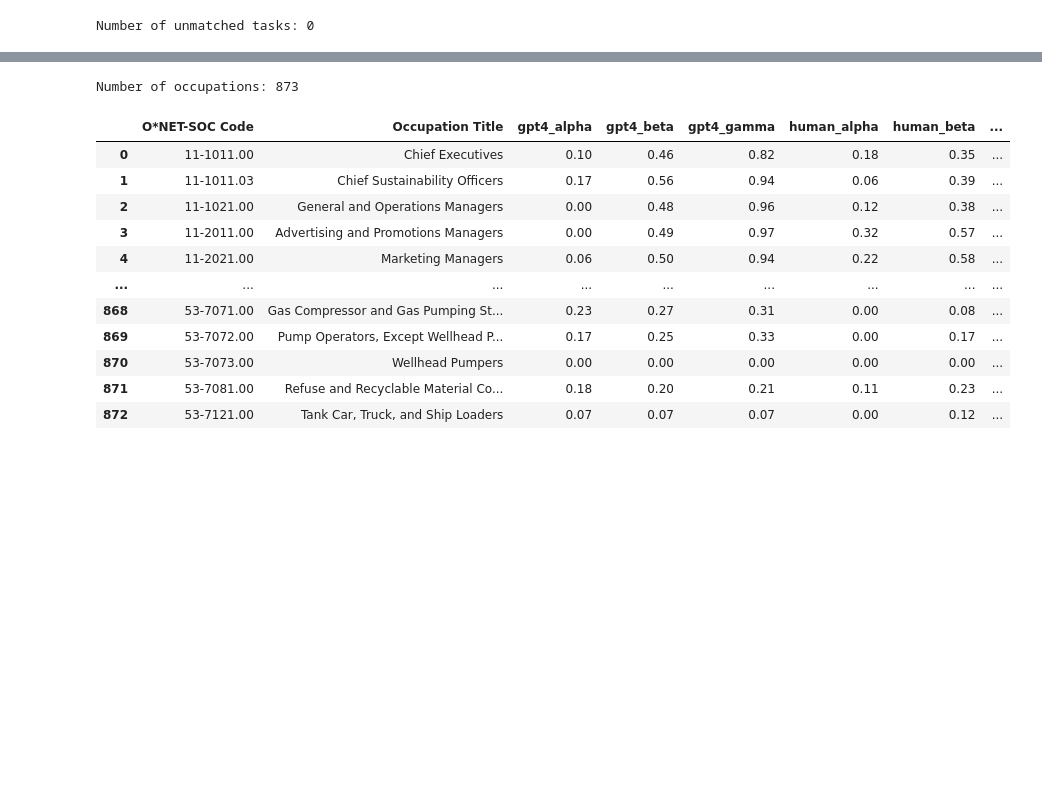
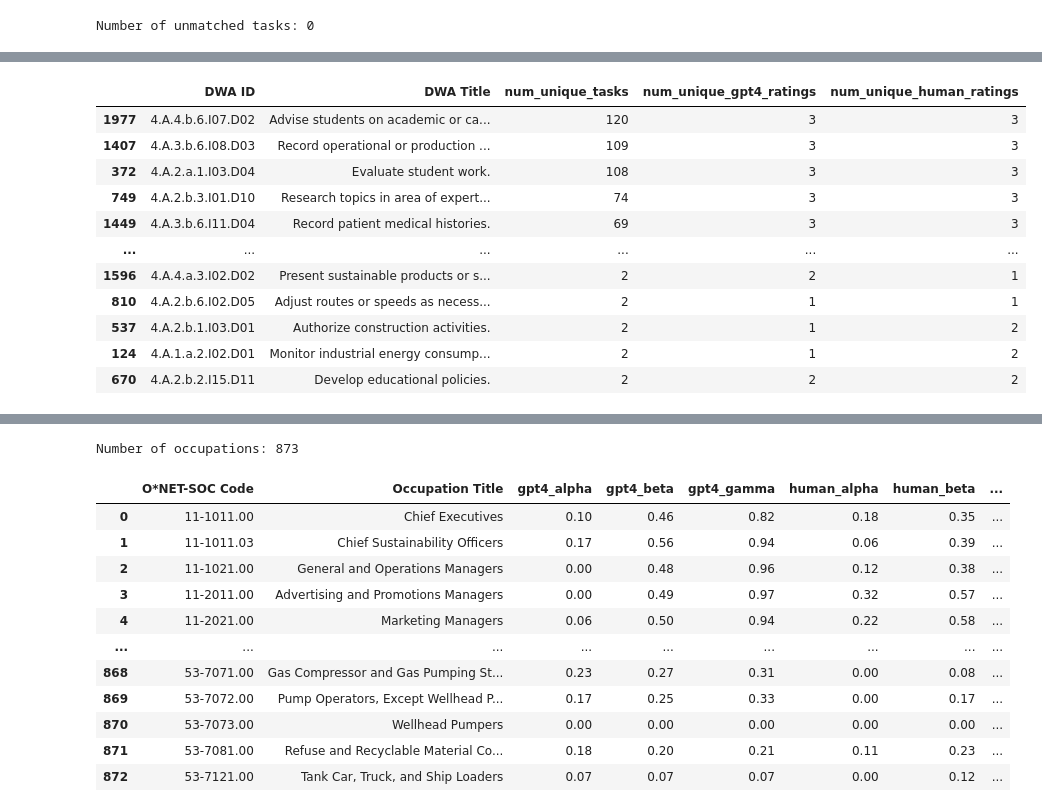
Before and after one commit to johnjosephhorton/rubin, a Jupyter notebook: agentic_ai/onet_gpt_exposure.ipynb, the cells around one changed output, grey strips where cells are left out. Cells and saved outputs as stored; diff of their text form; code cells hidden in the pictures; blank space fills up the shorter version.

```diff
--- a/agentic_ai/onet_gpt_exposure.ipynb
+++ b/agentic_ai/onet_gpt_exposure.ipynb
@@ -110,3 +110,75 @@ unmatched_tasks = ONET[ONET['gpt4_exposure'].isna()]
 print(f"Number of unmatched tasks: {len(unmatched_tasks):,}")
 # %% [output]
 Number of unmatched tasks: 0
+# %%
+# Load the original ONET dataset to get DWA information back
+ONET_with_DWAs = pd.read_csv(f'{input_data_path}/computed_objects/ONET_cleaned_tasks.csv')
+
+# Remove apostrophes for consistency
+ONET_with_DWAs = ONET_with_DWAs.applymap(lambda x: x.replace("'", "") if isinstance(x, str) else x)
+
+# Merge with the full labelset to get exposure ratings
+ONET_with_DWAs_labeled = ONET_with_DWAs.merge(
+    gpts_full_labels,
+    on=['O*NET-SOC Code', 'Occupation Title', 'Task ID', 'Task Title', 'Task Type'],
+    how='left'
+)
+
+print(f"ONET dataset with DWAs and exposure labels: {len(ONET_with_DWAs_labeled):,} rows")
+print(f"Rows with missing exposure labels: {ONET_with_DWAs_labeled['gpt4_exposure'].isna().sum():,}")
+
+# Now analyze DWAs with multiple tasks
+print("\n" + "="*80)
+print("ANALYSIS: DWAs WITH MULTIPLE TASKS")
+print("="*80)
+
+# Group by DWA to count tasks per DWA
+dwa_task_counts = ONET_with_DWAs_labeled.groupby(['DWA ID', 'DWA Title']).agg({
+    'Task ID': 'nunique',  # Number of unique tasks per DWA
+    'gpt4_exposure': 'nunique',  # Number of unique GPT-4 exposure ratings per DWA
+    'human_labels': 'nunique'    # Number of unique human labels per DWA
+}).reset_index()
+
+# Rename columns for clarity
+dwa_task_counts = dwa_task_counts.rename(columns={
+    'Task ID': 'num_unique_tasks',
+    'gpt4_exposure': 'num_unique_gpt4_ratings',
+    'human_labels': 'num_unique_human_ratings'
+})
+
+# Filter for DWAs with more than one task
+dwas_multiple_tasks = dwa_task_counts[dwa_task_counts['num_unique_tasks'] > 1].copy()
+
+print(f"\nTotal number of unique DWAs: {len(dwa_task_counts):,}")
+print(f"DWAs with multiple tasks: {len(dwas_multiple_tasks):,}")
+print(f"Percentage of DWAs with multiple tasks: {len(dwas_multiple_tasks)/len(dwa_task_counts)*100:.1f}%")
+
+# Sort by number of tasks (descending) to see DWAs with most tasks first
+dwas_multiple_tasks = dwas_multiple_tasks.sort_values('num_unique_tasks', ascending=False)
+
+print(f"\nTop 10 DWAs with most tasks:")
+print(dwas_multiple_tasks.head(10).to_string(index=False))
+
+# Summary statistics for DWAs with multiple tasks
+print(f"\n" + "-"*50)
+print("SUMMARY STATISTICS FOR DWAs WITH MULTIPLE TASKS:")
+print("-"*50)
+
+print(f"Number of tasks per DWA:")
+print(f"  Min: {dwas_multiple_tasks['num_unique_tasks'].min()}")
+print(f"  Max: {dwas_multiple_tasks['num_unique_tasks'].max()}")
+print(f"  Mean: {dwas_multiple_tasks['num_unique_tasks'].mean():.2f}")
+print(f"  Median: {dwas_multiple_tasks['num_unique_tasks'].median():.1f}")
+
+print(f"\nNumber of unique GPT-4 ratings per DWA:")
+print(f"  Min: {dwas_multiple_tasks['num_unique_gpt4_ratings'].min()}")
+print(f"  Max: {dwas_multiple_tasks['num_unique_gpt4_ratings'].max()}")
+print(f"  Mean: {dwas_multiple_tasks['num_unique_gpt4_ratings'].mean():.2f}")
+
+print(f"\nNumber of unique Human ratings per DWA:")
+print(f"  Min: {dwas_multiple_tasks['num_unique_human_ratings'].min()}")
+print(f"  Max: {dwas_multiple_tasks['num_unique_human_ratings'].max()}")
+print(f"  Mean: {dwas_multiple_tasks['num_unique_human_ratings'].mean():.2f}")
+
+dwas_multiple_tasks
+# %% [output]
@@ -112,0 +202,12 @@ Number of unmatched tasks: 0
+|  | DWA ID | DWA Title | num_unique_tasks | num_unique_gpt4_ratings | num_unique_human_ratings |
+| 1977 | 4.A.4.b.6.I07.D02 | Advise students on academic or ca... | 120 | 3 | 3 |
+| 1407 | 4.A.3.b.6.I08.D03 | Record operational or production ... | 109 | 3 | 3 |
+| 372 | 4.A.2.a.1.I03.D04 | Evaluate student work. | 108 | 3 | 3 |
+| 749 | 4.A.2.b.3.I01.D10 | Research topics in area of expert... | 74 | 3 | 3 |
+| 1449 | 4.A.3.b.6.I11.D04 | Record patient medical histories. | 69 | 3 | 3 |
+| ... | ... | ... | ... | ... | ... |
+| 1596 | 4.A.4.a.3.I02.D02 | Present sustainable products or s... | 2 | 2 | 1 |
+| 810 | 4.A.2.b.6.I02.D05 | Adjust routes or speeds as necess... | 2 | 1 | 1 |
+| 537 | 4.A.2.b.1.I03.D01 | Authorize construction activities. | 2 | 1 | 2 |
+| 124 | 4.A.1.a.2.I02.D01 | Monitor industrial energy consump... | 2 | 1 | 2 |
+| 670 | 4.A.2.b.2.I15.D11 | Develop educational policies. | 2 | 2 | 2 |
```
Also changed, not shown: parts of 18 cells of this notebook.
